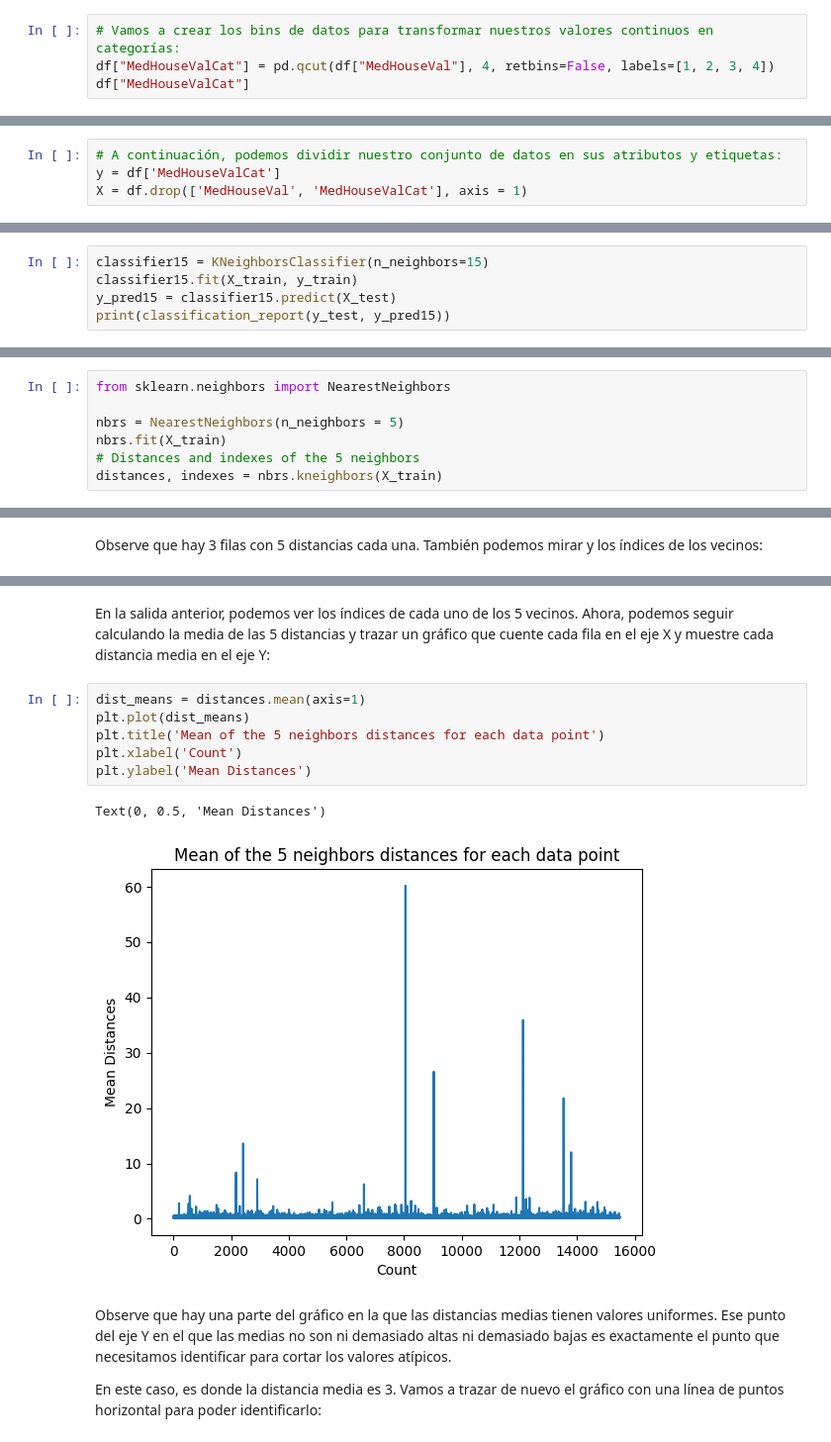
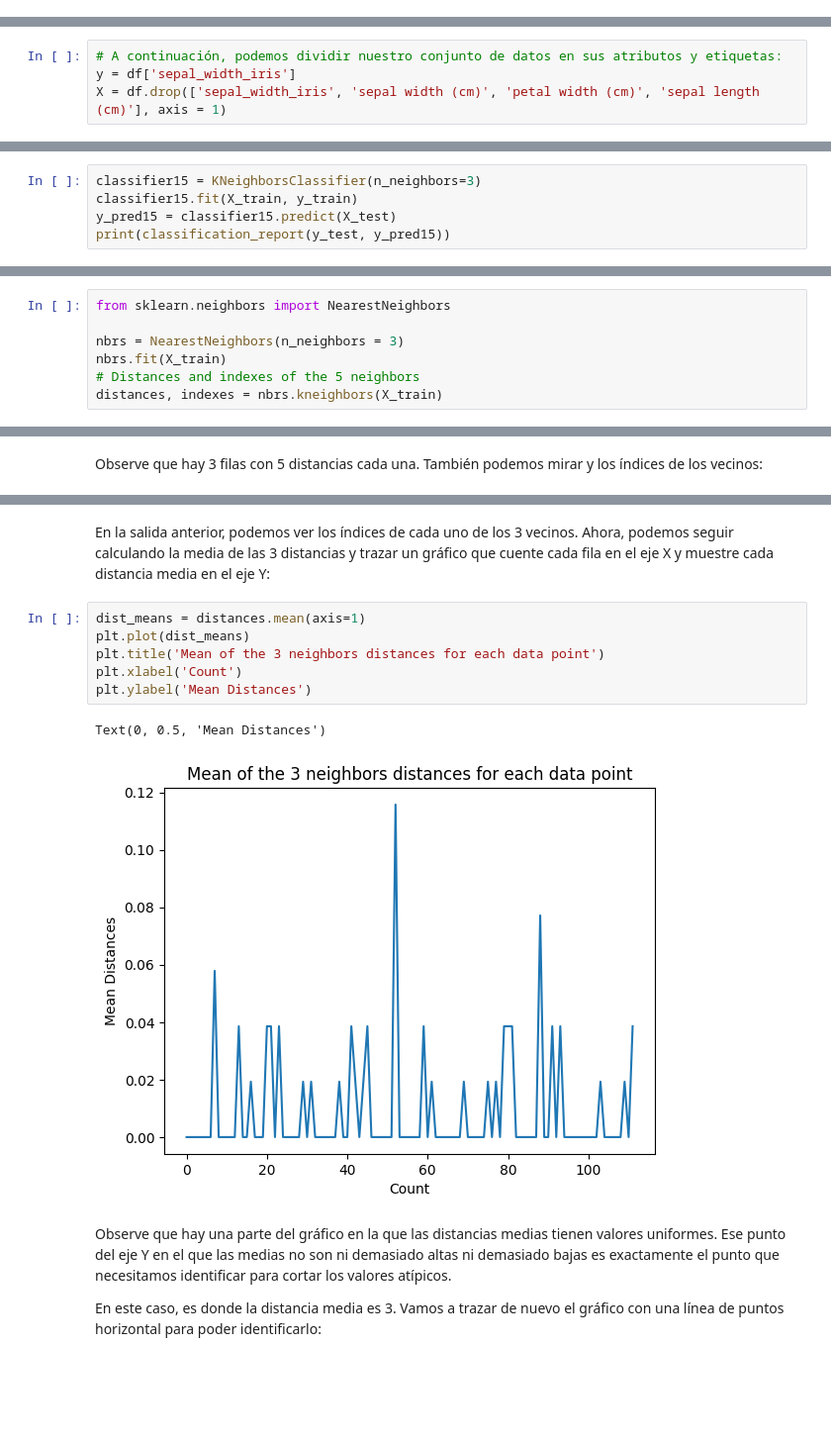
Before and after one commit to td2USA-20232/g3bonoknn, a Jupyter notebook: knn.ipynb, the cells around one changed output, grey strips where cells are left out. Shown: that part at 99% size. Cells and saved outputs as stored; diff of their text form; blank space fills up the shorter version.

```diff
--- a/knn.ipynb
+++ b/knn.ipynb
@@ -64,6 +78,2 @@ El conjunto de datos consta de nueve atributos:
 # %% [markdown]
  En esta tarea, en lugar de predecir un valor continuo, queremos predecir la clase a la que pertenecen estos grupos de bloques. Para ello, podemos dividir la mediana del valor de la vivienda de los distritos en grupos con distintos rangos o intervalos de valores de la vivienda. Cuando se desea utilizar un valor continuo para la clasificación, normalmente se pueden agrupar los datos. De este modo, puedes predecir grupos, en lugar de valores
-# %%
-# Vamos a crear los bins de datos para transformar nuestros valores continuos en categorías:
-df["MedHouseValCat"] = pd.qcut(df["MedHouseVal"], 4, retbins=False, labels=[1, 2, 3, 4])
-df["MedHouseValCat"]
@@ -84,4 +80,4 @@ Categories (4, int64): [1 < 2 < 3 < 4]
 # %%
 # A continuación, podemos dividir nuestro conjunto de datos en sus atributos y etiquetas:
-y = df['MedHouseValCat']
-X = df.drop(['MedHouseVal', 'MedHouseValCat'], axis = 1)
+y = df['sepal_width_iris']
+X = df.drop(['sepal_width_iris', 'sepal width (cm)', 'petal width (cm)', 'sepal length (cm)'], axis = 1)
@@ -283,5 +310,5 @@ A partir de la salida, podemos ver que la puntuación f1 es la más alta cuando
 # %%
-classifier15 = KNeighborsClassifier(n_neighbors=15)
+classifier15 = KNeighborsClassifier(n_neighbors=3)
 classifier15.fit(X_train, y_train)
 y_pred15 = classifier15.predict(X_test)
 print(classification_report(y_test, y_pred15))
@@ -311,7 +336,7 @@ Después de la importación, instanciaremos una clase NearestNeighbors con 5 vec
 # %%
 from sklearn.neighbors import NearestNeighbors
 
-nbrs = NearestNeighbors(n_neighbors = 5)
+nbrs = NearestNeighbors(n_neighbors = 3)
 nbrs.fit(X_train)
 # Distances and indexes of the 5 neighbors
 distances, indexes = nbrs.kneighbors(X_train)
@@ -333,14 +363,14 @@ indexes[:3], indexes[:3].shape
 # %% [markdown]
-En la salida anterior, podemos ver los índices de cada uno de los 5 vecinos. Ahora, podemos seguir calculando la media de las 5 distancias y trazar un gráfico que cuente cada fila en el eje X y muestre cada distancia media en el eje Y:
+En la salida anterior, podemos ver los índices de cada uno de los 3 vecinos. Ahora, podemos seguir calculando la media de las 3 distancias y trazar un gráfico que cuente cada fila en el eje X y muestre cada distancia media en el eje Y:
 # %%
 dist_means = distances.mean(axis=1)
 plt.plot(dist_means)
-plt.title('Mean of the 5 neighbors distances for each data point')
+plt.title('Mean of the 3 neighbors distances for each data point')
 plt.xlabel('Count')
 plt.ylabel('Mean Distances')
 # %% [output]
 Text(0, 0.5, 'Mean Distances')
-[figure, old version]
+[figure, new version]
 # %% [markdown]
 Observe que hay una parte del gráfico en la que las distancias medias tienen valores uniformes. Ese punto del eje Y en el que las medias no son ni demasiado altas ni demasiado bajas es exactamente el punto que necesitamos identificar para cortar los valores atípicos.
 
```
Also changed, not shown: parts of 37 cells of this notebook.
